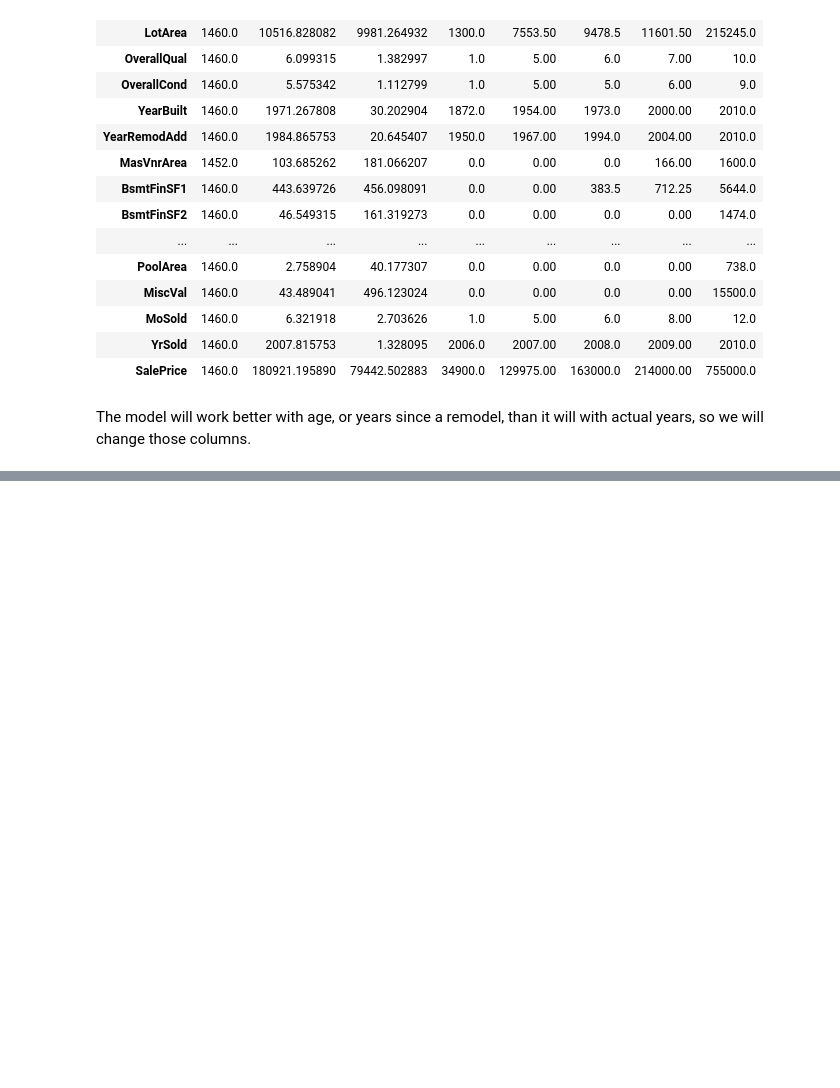
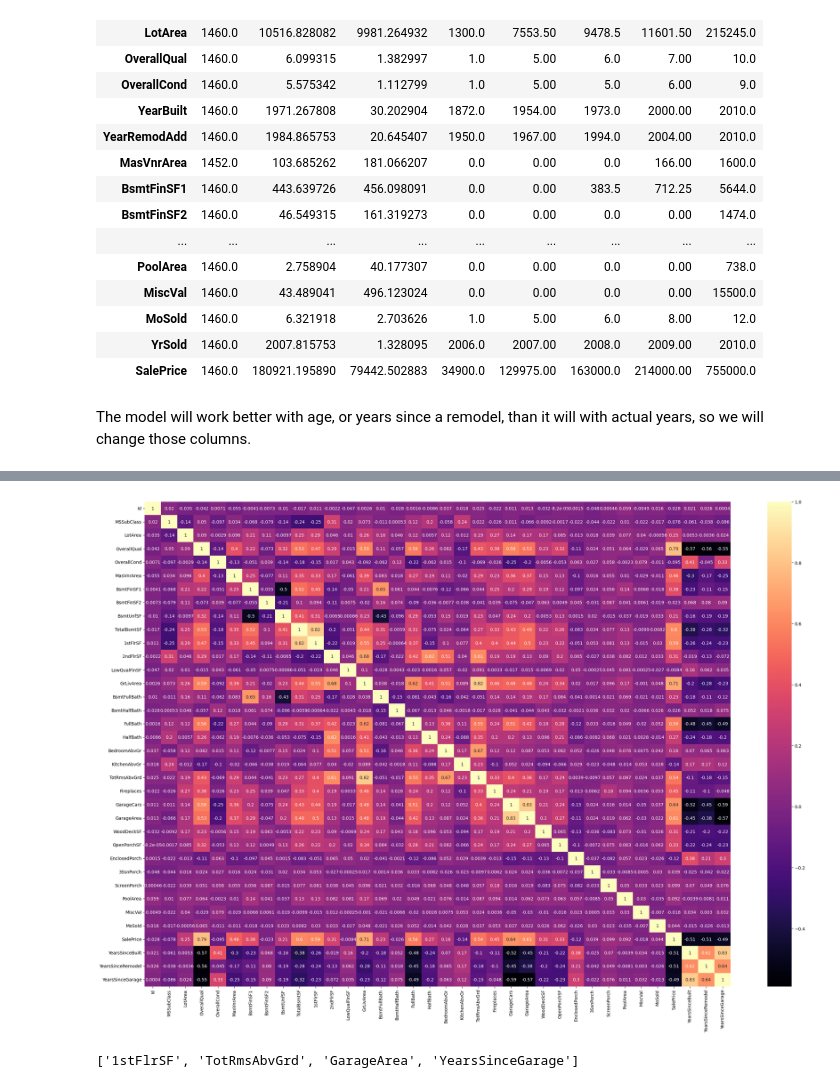
Before and after one commit to ngildersleeve/kagglehousing, a Jupyter notebook: Kaggle_HousingPriceRegression.ipynb, the cells around one changed output, grey strips where cells are left out. Cells and saved outputs as stored; diff of their text form; code cells hidden in the pictures; blank space fills up the shorter version.

```diff
--- a/Kaggle_HousingPriceRegression.ipynb
+++ b/Kaggle_HousingPriceRegression.ipynb
@@ -237,0 +308,18 @@ df['YearsSinceGarage'] = df['YrSold'] - df['GarageYrBlt']
+# %%
+# Create age features
+df['YearsSinceBuilt'] = df['YrSold'] - df['YearBuilt']
+df['YearsSinceRemodel'] = df['YrSold'] - df['YearRemodAdd']
+df['YearsSinceGarage'] = df['YrSold'] - df['GarageYrBlt']
+
+df['YearsSinceBuilt'] = df['YearsSinceBuilt'].clip(lower=0)
+df['YearsSinceRemodel'] = df['YearsSinceRemodel'].clip(lower=0)
+df['YearsSinceGarage'] = df['YearsSinceGarage'].clip(lower=0)
+
+# Optional market period
+df['MarketPeriod'] = df['YrSold'].map({
+   2006: 'pre-crash',
+   2007: 'pre-crash',
+   2008: 'crash',
+   2009: 'recovery',
+   2010: 'recovery'
+   }).fillna('unknown')
@@ -237,0 +340,3 @@ df['YearsSinceGarage'] = df['YrSold'] - df['GarageYrBlt']
+# %%
+#drop old columns based on year
+df = df.drop(columns=['YearBuilt', 'YearRemodAdd', 'GarageYrBlt', 'YrSold'])
@@ -237,0 +377,8 @@ df['YearsSinceGarage'] = df['YrSold'] - df['GarageYrBlt']
+# %%
+common_fillers = ['null', 'NULL', 'na', 'NA', 'n/a', 'N/A', '?', '--', '']
+
+# Find columns that contain any of these strings
+for col in df.columns:
+    if df[col].dtype == 'object':
+        if df[col].isin(common_fillers).any():
+            print(f"Column '{col}' contains common placeholder(s)")
@@ -237,0 +406,5 @@ df['YearsSinceGarage'] = df['YrSold'] - df['GarageYrBlt']
+# %%
+for col in df.columns:
+    # Try to convert to numeric if it's an object column
+    if df[col].dtype == 'object':
+        df[col] = pd.to_numeric(df[col], errors='ignore')
@@ -237,0 +461,21 @@ df['YearsSinceGarage'] = df['YrSold'] - df['GarageYrBlt']
+# %%
+
+#correlation heatmap of numeric columns
+numeric_cols = df.select_dtypes(include=['number']).columns.tolist()
+
+plt.figure(figsize=(30, 20))
+sns.heatmap(df[numeric_cols].corr(), annot=True, cmap='magma')
+plt.show()
+# %% [output]
+[figure, added]
+# %%
+# Absolute correlation matrix
+corr_matrix = df[numeric_cols].corr().abs()
+
+# Get upper triangle of correlation matrix
+upper = corr_matrix.where(np.triu(np.ones(corr_matrix.shape), k=1).astype(bool))
+
+to_drop = [column for column in upper.columns if any(upper[column] > 0.8)]
+print(to_drop)
+# %% [output]
+['1stFlrSF', 'TotRmsAbvGrd', 'GarageArea', 'YearsSinceGarage']
```
Also changed, not shown: parts of 24 cells of this notebook.
